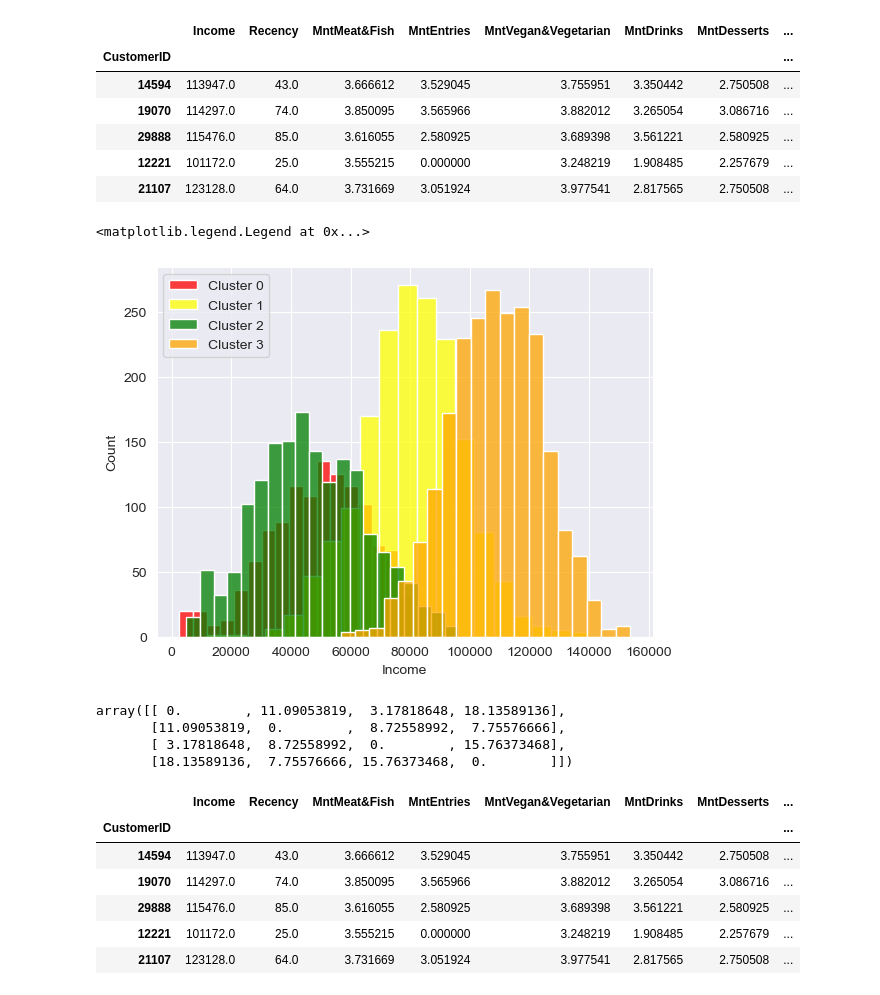
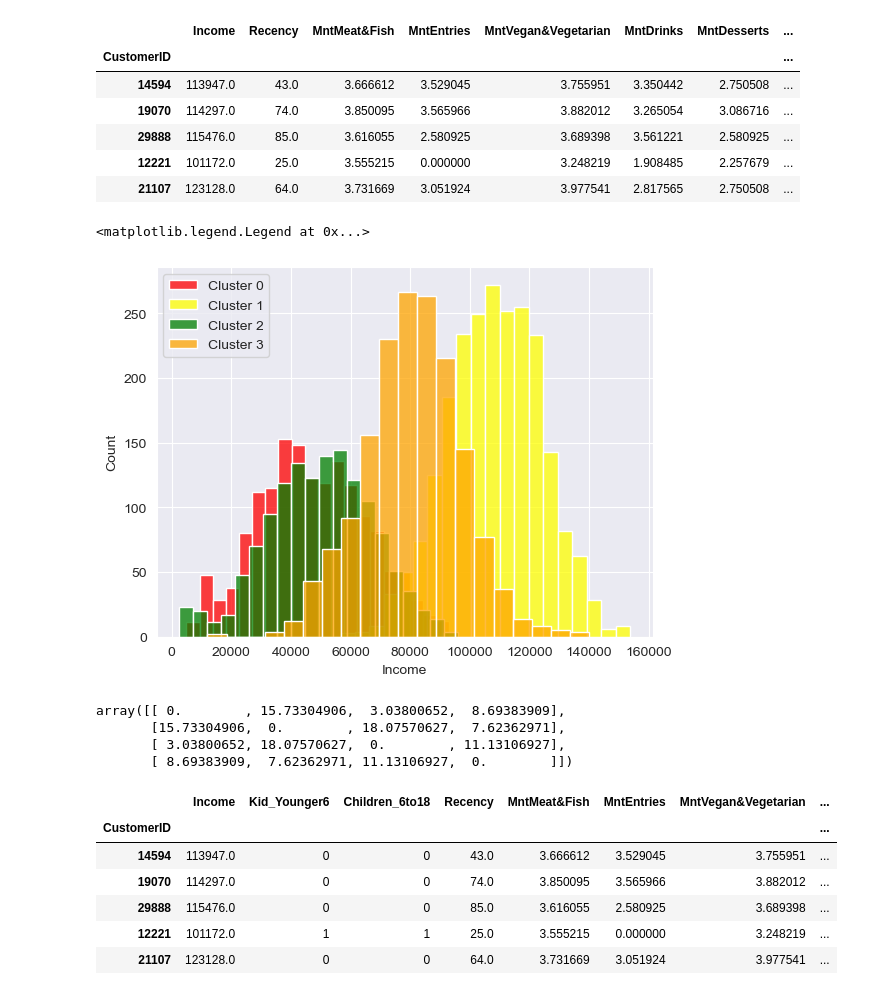
Before and after one commit to MikeOlhao/DSML_projeto, a Jupyter notebook: DSML_202223_Clusters_Group09_Notebook_semgraficos.ipynb, the cells around one changed output. Drawn from its saved outputs; the diff is of its cells as text; code cells hidden in the pictures.

```diff
--- a/DSML_202223_Clusters_Group09_Notebook_semgraficos.ipynb
+++ b/DSML_202223_Clusters_Group09_Notebook_semgraficos.ipynb
@@ -604,0 +590,7 @@ df
+# %%
+df['Pct_Meat&Fish'] = df['MntMeat&Fish']/df['MntTotal']
+df['Pct_Desserts'] = df['MntDesserts']/df['MntTotal']
+df['Pct_Entries'] = df['MntEntries']/df['MntTotal']
+df['Pct_Drinks'] = df['MntDrinks']/df['MntTotal']
+df['Pct_Vegan&Vegetarian'] = df['MntVegan&Vegetarian']/df['MntTotal']
+df['Pct_AdditionalRequests'] = df['MntAdditionalRequests'] /df['MntTotal']
@@ -605,3 +599,7 @@ df
+# %%
+df['Pct_Store'] = df['NumStorePurchases']/df['NumPurchasesTotal']
+df['Pct_App'] = df['NumAppPurchases']/df['NumPurchasesTotal']
+df['Pct_TakeAway'] = df['NumTakeAwayPurchases']/df['NumPurchasesTotal']
 # %% [markdown]
 ## Incoherencies
 # %% [markdown]
@@ -978,8 +978,8 @@ num_cols = ['Income', 'Recency', 'MntMeat&Fish', 'MntEntries',
             'MntVegan&Vegetarian', 'MntDrinks', 'MntDesserts',
             'MntAdditionalRequests', 'NumOfferPurchases', 'NumAppPurchases',
             'NumTakeAwayPurchases', 'NumStorePurchases', 'NumAppVisitsMonth', 'Complain', 'daysAsCardClient']
-cat_cols = ['Graduation', 'HighSchool', 'Master', 'PhD', 'Married', 'Single', 'Widow',
-            'NumPurchasesTotal', 'Response_Campaigns', 'Total_Kids',
+cat_cols = ['Married', 'Single', 'Widow',
+            'NumPurchasesTotal', 'Response_Campaigns', 'Kid_Younger6',
             'age_(17.943, 29.4]', 'age_(29.4, 40.8]', 'age_(40.8, 52.2]', 'age_(52.2, 63.6]', 'age_(63.6, 75.0]']
 # %%
 kprototype_columns = []
@@ -1039,7 +1039,7 @@ kp = KPrototypes(n_clusters=4, init='Huang', n_init=20, verbose=0, n_jobs=4, ran
 clusters_kp = kp.fit_predict(df_combined, categorical=[i for i in range(4, len(df_combined.columns))])
 
 # Adicionando os clusters ao DataFrame original
-kprototype_df['Cluster_kp'] = clusters_kp
+df['Cluster_kp'] = clusters_kp
 # %%
 kprototype_df.head()
 # %% [output]
@@ -1051,27 +1051,27 @@ kprototype_df.head()
 | 12221 | 101172.0 | 25.0 | 3.555215 | 0.000000 | 3.248219 | 1.908485 | 2.257679 | ... |
 | 21107 | 123128.0 | 64.0 | 3.731669 | 3.051924 | 3.977541 | 2.817565 | 2.750508 | ... |
 # %%
-cluster0 = kprototype_df[kprototype_df.Cluster_kp == 0]
-cluster1 = kprototype_df[kprototype_df.Cluster_kp == 1]
-cluster2 = kprototype_df[kprototype_df.Cluster_kp == 2]
-cluster3 = kprototype_df[kprototype_df.Cluster_kp == 3]
+cluster0 = df[df.Cluster_kp == 0]
+cluster1 = df[df.Cluster_kp == 1]
+cluster2 = df[df.Cluster_kp == 2]
+cluster3 = df[df.Cluster_kp == 3]
 
 
 sns.histplot(cluster0['Income'], color='red', label='Cluster 0', bins=20)
 sns.histplot(cluster1['Income'], color='yellow', label='Cluster 1', bins=20)
 sns.histplot(cluster2['Income'], color='green', label='Cluster 2', bins=20)
 sns.histplot(cluster3['Income'], color='orange', label='Cluster 3', bins=20)
 
 plt.legend()
 # %% [output]
 <matplotlib.legend.Legend at 0x...>
-[figure, old version]
+[figure, new version]
 # %%
 dists = euclidean_distances(kp.cluster_centroids_)
 dists
 # %% [output]
-array([[ 0.        , 11.09053819,  3.17818648, 18.13589136],
-       [11.09053819,  0.        ,  8.72558992,  7.75576666],
-       [ 3.17818648,  8.72558992,  0.        , 15.76373468],
-       [18.13589136,  7.75576666, 15.76373468,  0.        ]])
+array([[ 0.        , 15.73304906,  3.03800652,  8.69383909],
+       [15.73304906,  0.        , 18.07570627,  7.62362971],
+       [ 3.03800652, 18.07570627,  0.        , 11.13106927],
+       [ 8.69383909,  7.62362971, 11.13106927,  0.        ]])
 # %%
@@ -1079,13 +1079,13 @@ kprototype_df.groupby(['Cluster_kp']).mean().transpose().to_csv('output2.csv')
 # %%
-kprototype_df.head()
+df.head()
 # %% [output]
-|  | Income | Recency | MntMeat&Fish | MntEntries | MntVegan&Vegetarian | MntDrinks | MntDesserts | ... |
+|  | Income | Kid_Younger6 | Children_6to18 | Recency | MntMeat&Fish | MntEntries | MntVegan&Vegetarian | ... |
 | CustomerID |  |  |  |  |  |  |  | ... |
-| 14594 | 113947.0 | 43.0 | 3.666612 | 3.529045 | 3.755951 | 3.350442 | 2.750508 | ... |
-| 19070 | 114297.0 | 74.0 | 3.850095 | 3.565966 | 3.882012 | 3.265054 | 3.086716 | ... |
-| 29888 | 115476.0 | 85.0 | 3.616055 | 2.580925 | 3.689398 | 3.561221 | 2.580925 | ... |
-| 12221 | 101172.0 | 25.0 | 3.555215 | 0.000000 | 3.248219 | 1.908485 | 2.257679 | ... |
-| 21107 | 123128.0 | 64.0 | 3.731669 | 3.051924 | 3.977541 | 2.817565 | 2.750508 | ... |
+| 14594 | 113947.0 | 0 | 0 | 43.0 | 3.666612 | 3.529045 | 3.755951 | ... |
+| 19070 | 114297.0 | 0 | 0 | 74.0 | 3.850095 | 3.565966 | 3.882012 | ... |
+| 29888 | 115476.0 | 0 | 0 | 85.0 | 3.616055 | 2.580925 | 3.689398 | ... |
+| 12221 | 101172.0 | 1 | 1 | 25.0 | 3.555215 | 0.000000 | 3.248219 | ... |
+| 21107 | 123128.0 | 0 | 0 | 64.0 | 3.731669 | 3.051924 | 3.977541 | ... |
 # %%
 sns.barplot(x="Cluster", y="Pct_Vegan&Vegetarian",data=df_final, ci=None)
 # %% [output]
```
Also changed, not shown: parts of 9 cells of this notebook.
